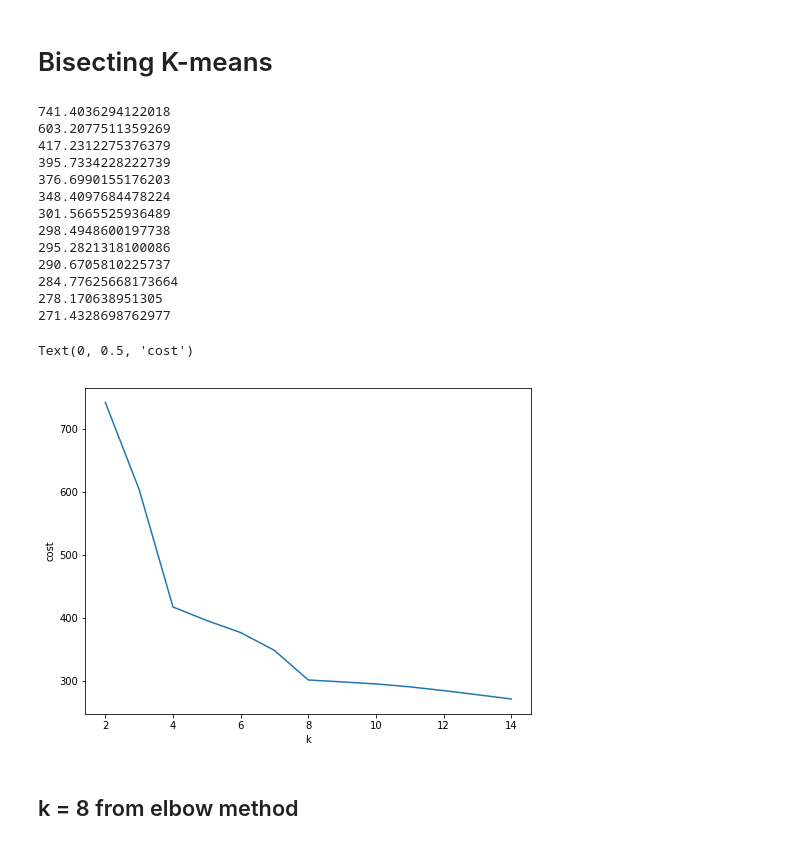
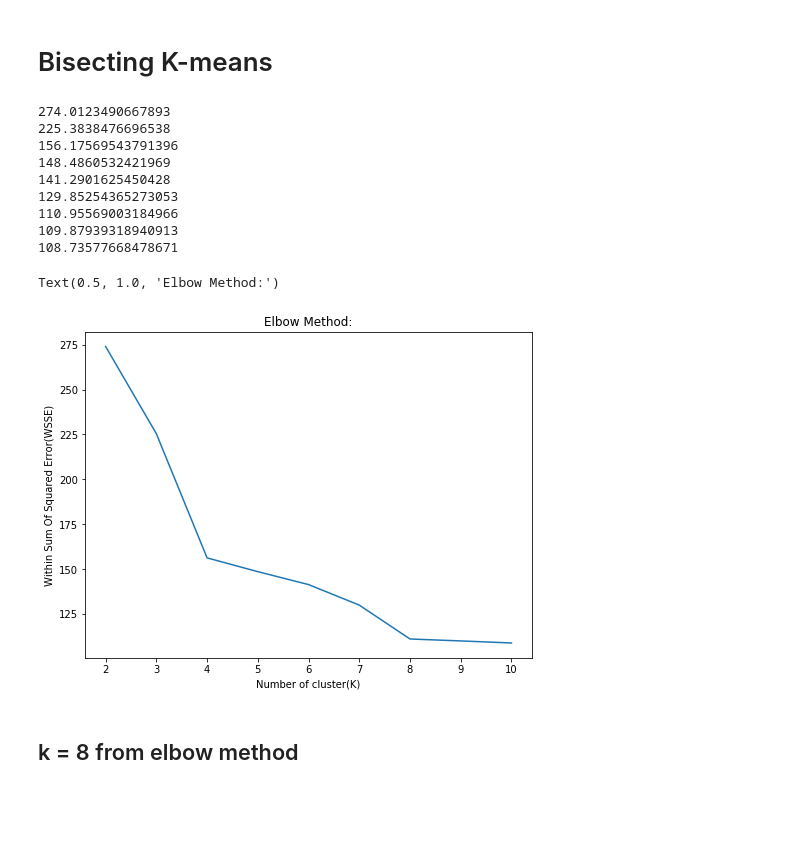
Before and after one commit to mishi-a/London_Smart_Meter_Load_Forecasting, a Jupyter notebook: Clustering_load_profile.ipynb, the cells around one changed output. Saved outputs shown, nothing was run; the diff lists cells and outputs as text; code cells hidden in the pictures; blank space fills up the shorter version.

```diff
--- a/Clustering_load_profile.ipynb
+++ b/Clustering_load_profile.ipynb
@@ -66,7 +66,14 @@ for i in range(1,49):
 
 for c,n in zip(old_Feature_cols,new_Feature_cols):
             avg_power_df=avg_power_df.withColumnRenamed(c,n)
+
+for i in range(1,len(new_Feature_cols),2):
+    avg_power_df = avg_power_df.withColumn(new_Feature_cols[i],avg_power_df[new_Feature_cols[i-1]]+avg_power_df[new_Feature_cols[i]])
+    avg_power_df = avg_power_df.drop(new_Feature_cols[i-1])
+for i in range(24):
+    avg_power_df = avg_power_df.withColumnRenamed(new_Feature_cols[2*i+1],new_Feature_cols[i])
 avg_power_df.printSchema()
+avg_power_df.take(1)
 # %% [output]
 root
  |-- LCLid: string (nullable = true)
@@ -89,6 +97,7 @@ root
 ###### TODO : Scaling Feature using MinMaxSacler or any other can be done
 # %%
 avg_house_data = avg_power_df
+new_Feature_cols = new_Feature_cols[0:24]
 vecAssembler = VectorAssembler(inputCols=new_Feature_cols, outputCol="features")
 df_kmeans = vecAssembler.transform(avg_power_df)
 df_kmeans.take(1)
@@ -219,29 +237,26 @@ plot.get_figure().savefig(base_path+"../London_Smart_Meter_Load_Forecasting/clus
 # %%
 from pyspark.ml.clustering import BisectingKMeans
 # %%
-wsse = np.zeros(15)
-for k in range(2,15):
-    bkm = BisectingKMeans().setK(k).setSeed(1).setFeaturesCol("scaled_features")
+wsse = np.zeros(11)
+for k in range(2,11):
+    bkm = BisectingKMeans().setK(k).setSeed(5).setFeaturesCol("scaled_features")
     model = bkm.fit(df_kmeans)
     wsse[k] = model.computeCost(df_kmeans)
     print(wsse[k])
 fig, ax = plt.subplots(1,1, figsize =(8,6))
-ax.plot(range(2,15),wsse[2:15])
-ax.set_xlabel('k')
-ax.set_ylabel('cost')
+ax.plot(range(2,11),wsse[2:11])
+ax.set_xlabel('Number of cluster(K)')
+ax.set_ylabel('Within Sum Of Squared Error(WSSE)')
+ax.set_title("Elbow Method:")
 # %% [output]
-741.4036294122018
-603.2077511359269
-417.2312275376379
-395.7334228222739
-376.6990155176203
-348.4097684478224
-301.5665525936489
-298.4948600197738
-295.2821318100086
-290.6705810225737
-284.77625668173664
-278.170638951305
-271.4328698762977
+274.0123490667893
+225.3838476696538
+156.17569543791396
+148.4860532421969
+141.2901625450428
+129.85254365273053
+110.95569003184966
+109.87939318940913
+108.73577668478671
-Text(0, 0.5, 'cost')
+Text(0.5, 1.0, 'Elbow Method:')
-[figure, old version]
+[figure, new version]
```
Also changed, not shown: parts of 15 cells of this notebook, 6 other files.
